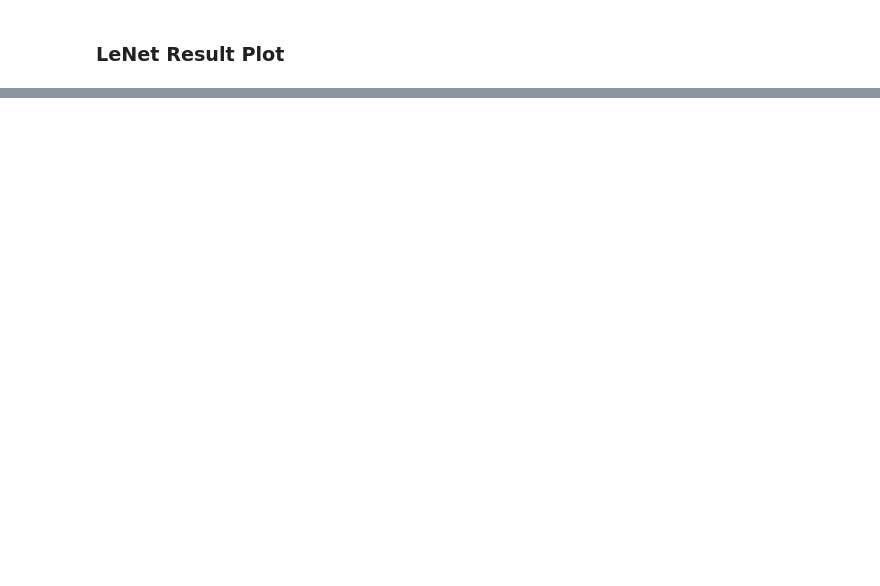
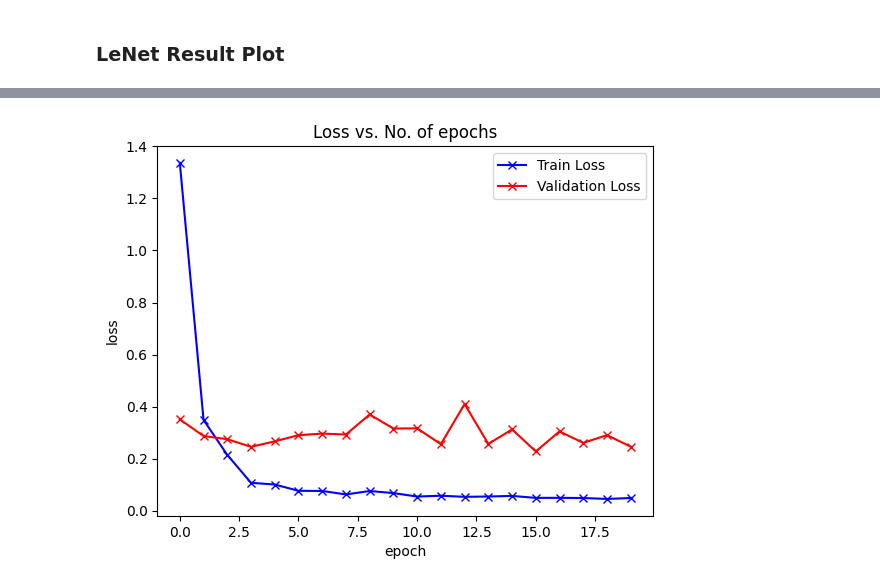
Before and after one commit to vivekpatel99/car_vs_ambulance_classification_ensemble_cnn, a Jupyter notebook: notebooks/1_ProcessingData.ipynb, the cells around one changed output, grey strips where cells are left out. Saved outputs shown, nothing was run; the diff lists cells and outputs as text; code cells hidden in the pictures; blank space fills up the shorter version.

```diff
--- a/notebooks/1_ProcessingData.ipynb
+++ b/notebooks/1_ProcessingData.ipynb
@@ -467,0 +610,4 @@ Epoch 20/20
+# %%
+plot_losses(shallownet_model_history)
+# %% [output]
+[figure, added]
```
Also changed, not shown: parts of 32 cells of this notebook.
